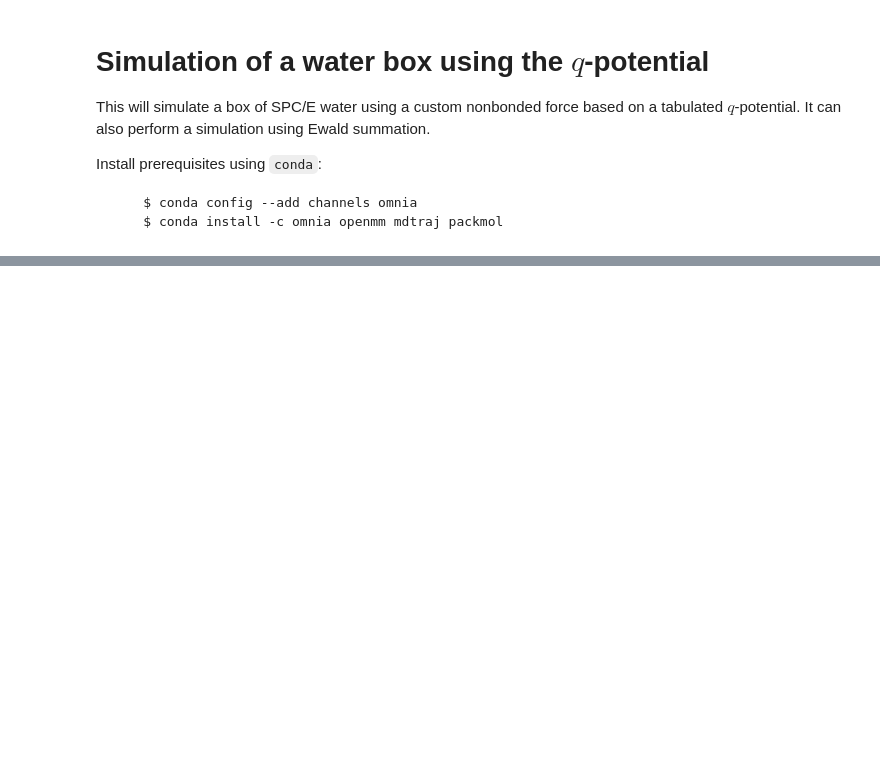
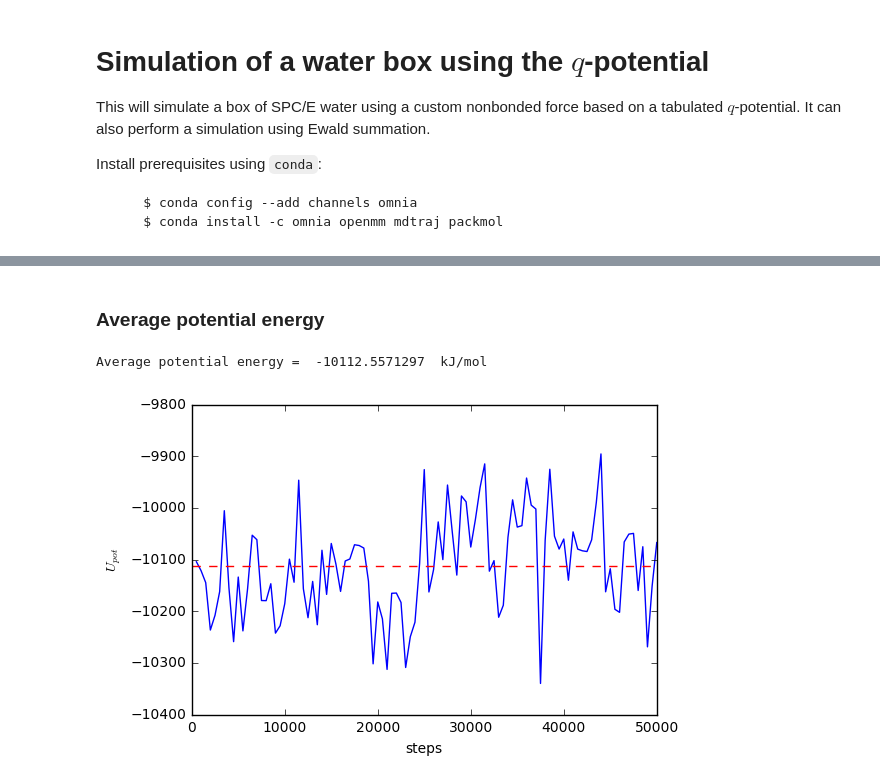
Before and after one commit to mlund/openmm-examples, a Jupyter notebook: qpotential/qpotential.ipynb, the cells around one changed output, grey strips where cells are left out. Cells and saved outputs as stored; diff of their text form; code cells hidden in the pictures; blank space fills up the shorter version.

```diff
--- a/qpotential/qpotential.ipynb
+++ b/qpotential/qpotential.ipynb
@@ -149,0 +198,12 @@ print('Done!')
+# %% [markdown]
+### Average potential energy
+# %%
+step, Upot, temp, density = np.loadtxt('energy.dat', skiprows=1, delimiter=',', unpack=True)
+plt.plot(step, Upot)
+plt.xlabel(r'steps')
+plt.ylabel(r'$U_{pot}$')
+plt.plot([0,step.max()], [Upot.mean(), Upot.mean()], 'r--')
+print('Average potential energy = ', Upot.mean(), ' kJ/mol')
+# %% [output]
+Average potential energy =  -10112.5571297  kJ/mol
+[figure, added]
```
Also changed, not shown: parts of 9 cells of this notebook, 1 other file.
